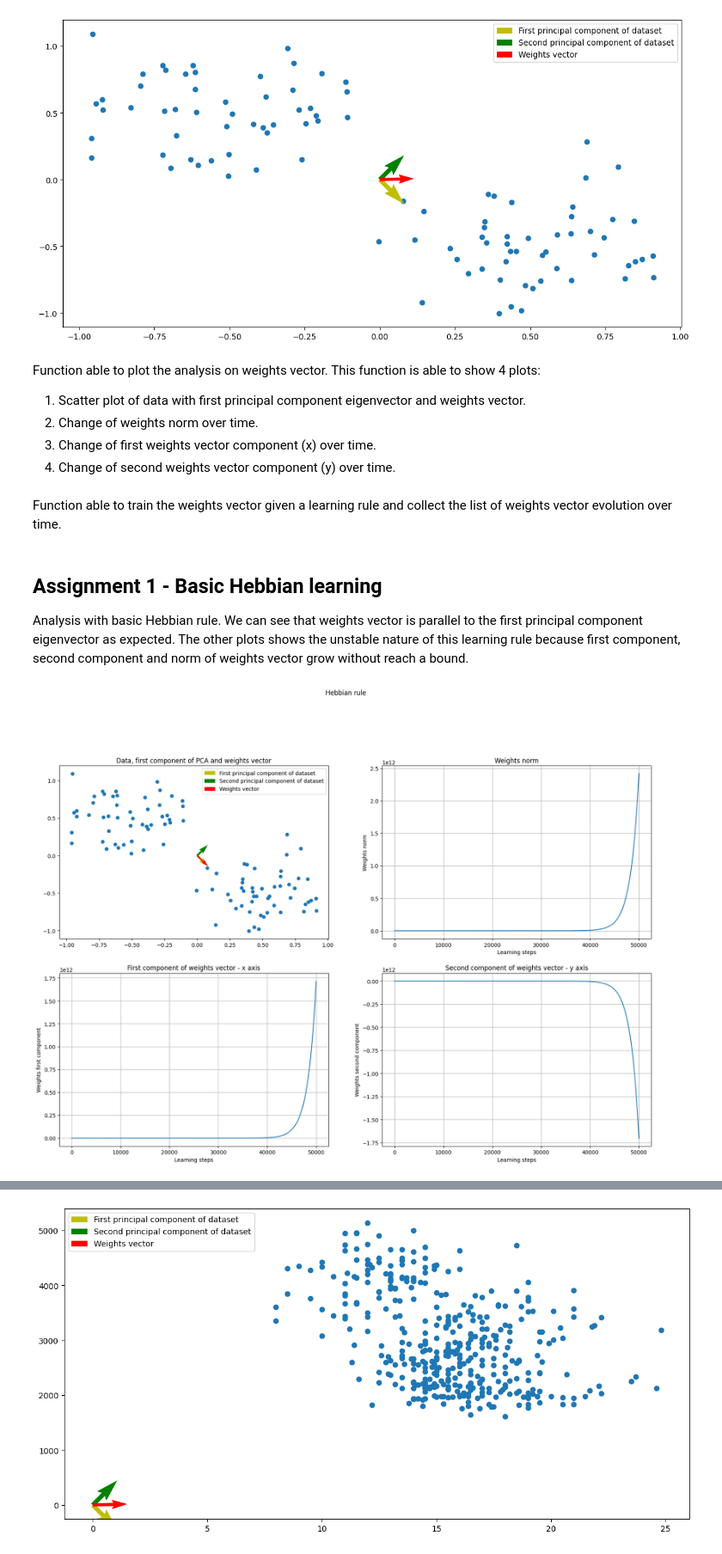
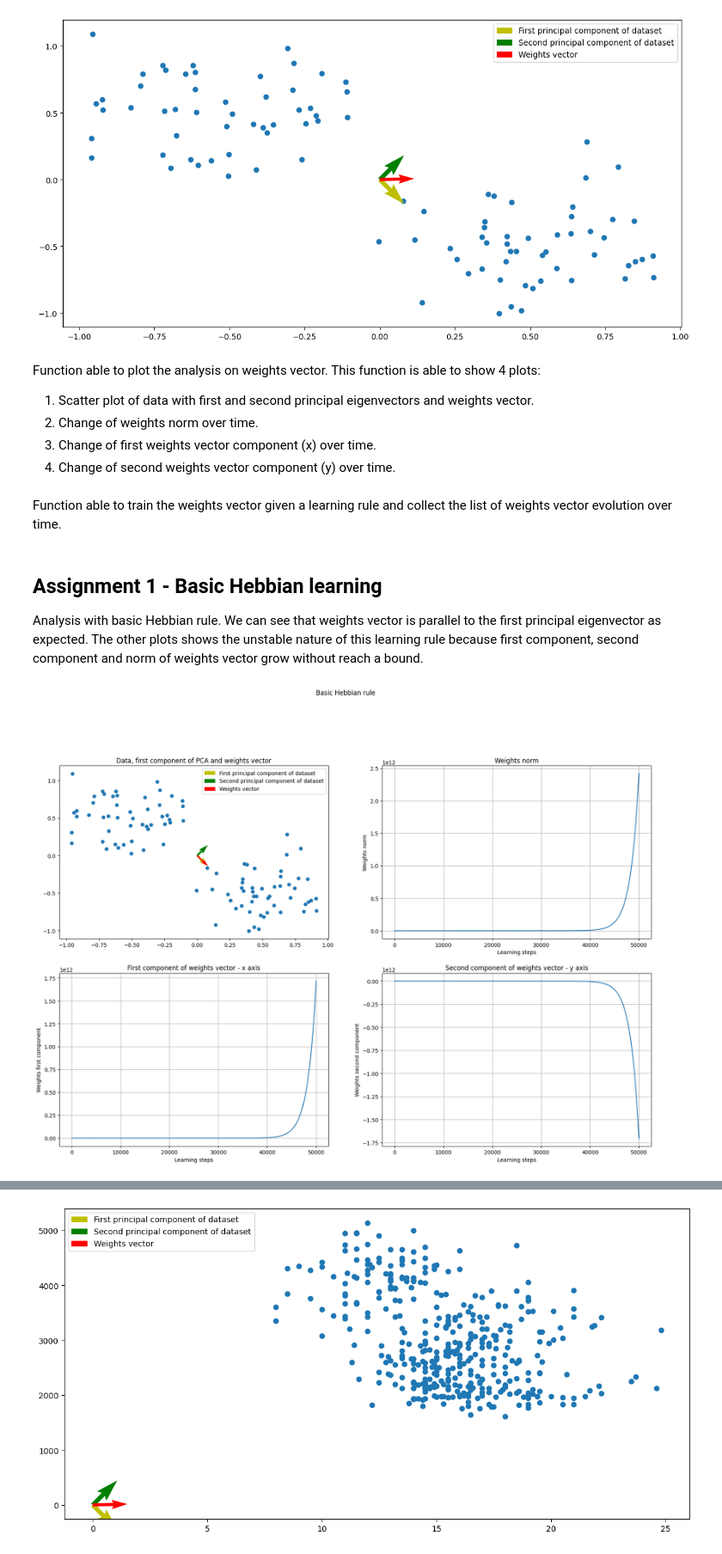
Before and after one commit to GeremiaPompei/cns_lab, a Jupyter notebook: LAB2_1/hebbian_learning.ipynb, the cells around one changed output, grey strips where cells are left out. Shown at 86% size. Drawn from its saved outputs; the diff is of its cells as text; code cells hidden in the pictures.

```diff
--- a/LAB2_1/hebbian_learning.ipynb
+++ b/LAB2_1/hebbian_learning.ipynb
@@ -14,13 +14,13 @@ Function able to show the scatter plot with data and vectors related to first pr
 # %%
-def data_firstpc_w_plot(ax, data: np.array, first_pc: np.array = None, second_pc: np.array = None,
-                        W: np.array = None) -> None:
+def data_pc_w_plot(ax, data: np.array, first_pc: np.array = None, second_pc: np.array = None,
+                   W: np.array = None) -> None:
     """
-    Function able to show the scatter plot with data and vectors related to first principal component eigenvector of data and weights vector.
+    Function able to show the scatter plot with data and vectors related to first and second principal eigenvectors of data and weights vector.
 
     ax: Matplotlib axis where write the plot.
     data: Dataset shown in scatter plot.
-    first_pc: First principal component eigenvector.
-    second_pc: Second principal component eigenvector.
+    first_pc: First principal eigenvector.
+    second_pc: Second principal eigenvector.
     W: Weights vector.
     """
     ax.scatter(*data)
@@ -47,5 +47,13 @@ Principal Component Analysis of dataset from the correlation matrix and visualiz
 # %%
 def extract_principal_components(dataset: np.array) -> tuple[np.array, np.array]:
+    """
+    Function able to extract the two principal eigenvectors.
+
+    dataset: Dataset where do the Principal Component Analysis.
+
+    returns:
+        tuple[np.array, np.array]: Tuple of first and second principal eigenvectors.
+    """
     C = np.corrcoef(dataset)
     eig_vals, eig_vects = np.linalg.eig(C)
     eig_vals = np.argsort(eig_vals)[::-1]
@@ -54,7 +62,7 @@ def extract_principal_components(dataset: np.array) -> tuple[np.array, np.array]
 
 first_pc, second_pc = extract_principal_components(data)
 plt.figure(figsize=(14, 7))
-data_firstpc_w_plot(plt, data=data, first_pc=first_pc, second_pc=second_pc)
+data_pc_w_plot(plt, data=data, first_pc=first_pc, second_pc=second_pc)
 plt.show()
 # %% [output]
 [figure]
@@ -70,7 +78,7 @@ plt.show()
 [figure]
 # %% [markdown]
 Function able to plot the analysis on weights vector. This function is able to show 4 plots:
-1. Scatter plot of data with first principal component eigenvector and weights vector.
+1. Scatter plot of data with first and second principal eigenvectors and weights vector.
 2. Change of weights norm over time.
 3. Change of first weights vector component (x) over time.
 4. Change of second weights vector component (y) over time.
@@ -88,8 +96,8 @@ def plot_analysis(weights_evolution: np.array, title: str, dataset: np.array = d
 
     ax = plt.subplot(3, 2, 1)
     ax.set_title('Data, first component of PCA and weights vector')
-    first_pc, second_pc = extract_principal_components(dataset)
-    data_firstpc_w_plot(ax, data=dataset, first_pc=first_pc, second_pc=second_pc, W=weights_evolution[-1])
+    f_pc, s_pc = extract_principal_components(dataset)
+    data_pc_w_plot(ax, data=dataset, first_pc=f_pc, second_pc=s_pc, W=weights_evolution[-1])
 
     x = list(range(len(weights_evolution)))
     ax = plt.subplot(3, 2, 2)
@@ -148,7 +156,7 @@ def train(
             w = w + lr * delta_w
             weights_evolution.append(w)
         if w_previous_epoch is not None and np.linalg.norm(w_previous_epoch - w) < weights_threshold:
-            return weights_evolution
+            break
         else:
             w_previous_epoch = w
     weights_evolution = np.array(weights_evolution)
@@ -158,15 +166,15 @@ def train(
 # %% [markdown]
 ## Assignment 1 - Basic Hebbian learning
 
-Analysis with basic Hebbian rule. We can see that weights vector is parallel to the first principal component eigenvector as expected. The other plots shows the unstable nature of this learning rule because first component, second component and norm of weights vector grow without reach a bound.
+Analysis with basic Hebbian rule. We can see that weights vector is parallel to the first principal eigenvector as expected. The other plots shows the unstable nature of this learning rule because first component, second component and norm of weights vector grow without reach a bound.
 # %%
-title = 'Hebbian rule'
+title = 'Basic Hebbian rule'
 basic_hebbian_rule = lambda v, u, w: v * u
 
 weights_over_time = train(data, W, learning_rule=basic_hebbian_rule, filename=title)
 plot_analysis(weights_over_time, title=title)
 # %% [output]
-[figure, old version]
+[figure, new version]
 # %% [markdown]
 ## Assignment 2 - Oja rule
 
```
Also changed, not shown: parts of 32 cells of this notebook, 42 other files.
